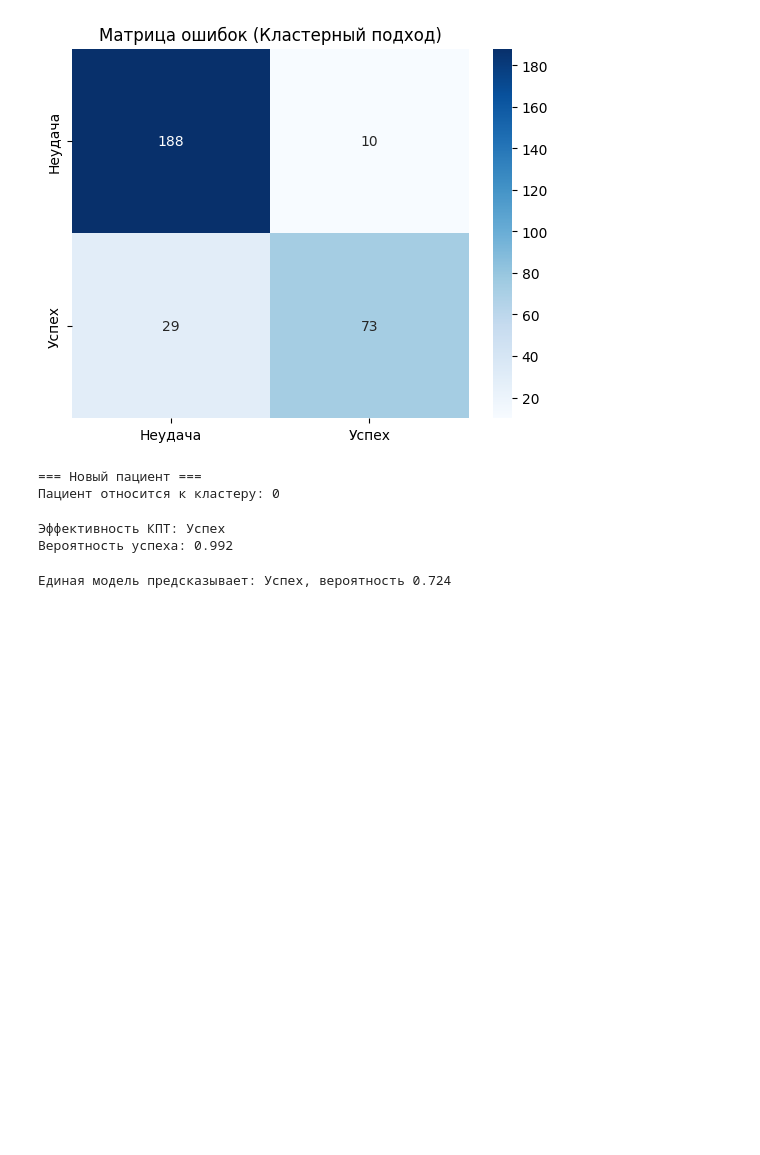
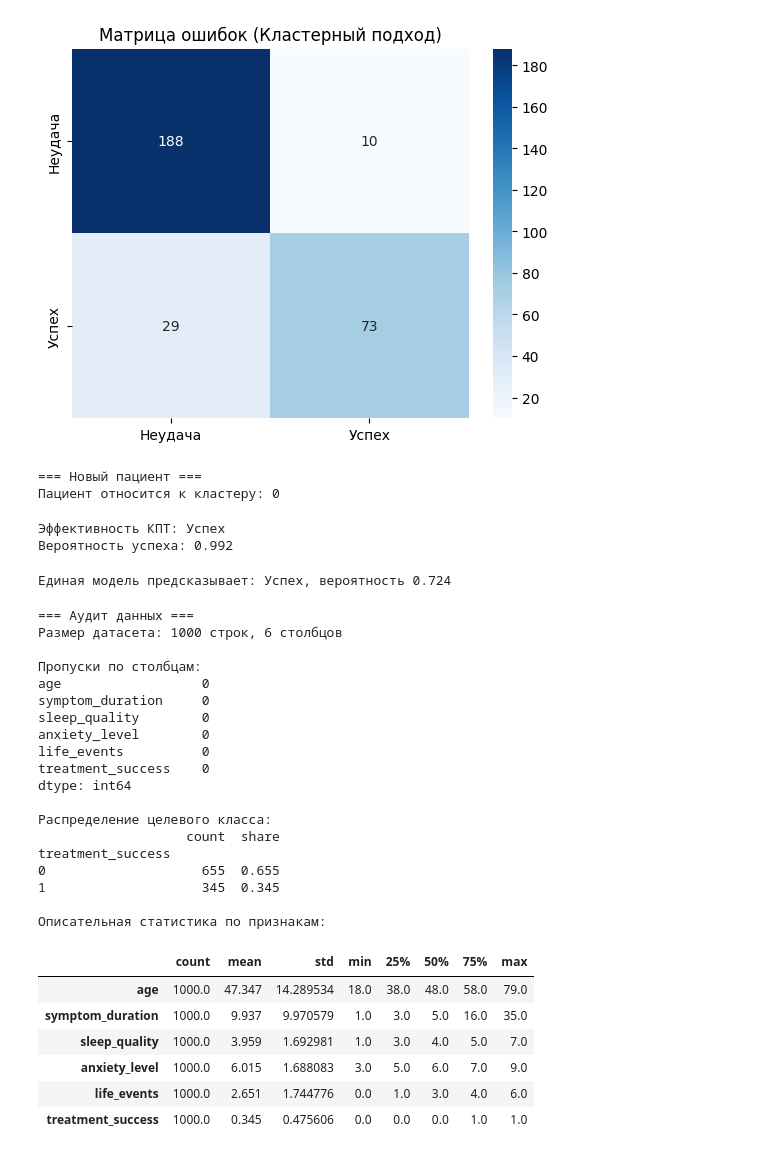
Before and after one commit to SenoritaLiza/depression-treatment-efficiency, a Jupyter notebook: Прогноз_эффективности_КПТ.ipynb, the cells around one changed output. Drawn from its saved outputs; the diff is of its cells as text; code cells hidden in the pictures; blank space fills up the shorter version.

```diff
--- a/Прогноз_эффективности_КПТ.ipynb
+++ b/Прогноз_эффективности_КПТ.ipynb
@@ -311,3 +311,45 @@ global_proba = global_model.predict_proba(new_patient_scaled)[0][1]
 print(f"\nЕдиная модель предсказывает: {'Успех' if global_pred == 1 else 'Неудача'}, вероятность {global_proba:.3f}")
 # %% [output]
 Единая модель предсказывает: Успех, вероятность 0.724
+# %%
+print("=== Аудит данных ===")
+print(f"Размер датасета: {data.shape[0]} строк, {data.shape[1]} столбцов")
+print("\nПропуски по столбцам:")
+print(data.isna().sum())
+
+print("\nРаспределение целевого класса:")
+class_share = data['treatment_success'].value_counts(normalize=True).sort_index()
+print(pd.DataFrame({
+    'count': data['treatment_success'].value_counts().sort_index(),
+    'share': class_share.round(3)
+}))
+
+print("\nОписательная статистика по признакам:")
+display(data.describe().T)
+# %% [output]
+=== Аудит данных ===
+Размер датасета: 1000 строк, 6 столбцов
+
+Пропуски по столбцам:
+age                  0
+symptom_duration     0
+sleep_quality        0
+anxiety_level        0
+life_events          0
+treatment_success    0
+dtype: int64
+
+Распределение целевого класса:
+                   count  share
+treatment_success
+0                    655  0.655
+1                    345  0.345
+
+Описательная статистика по признакам:
+|  | count | mean | std | min | 25% | 50% | 75% | max |
+| age | 1000.0 | 47.347 | 14.289534 | 18.0 | 38.0 | 48.0 | 58.0 | 79.0 |
+| symptom_duration | 1000.0 | 9.937 | 9.970579 | 1.0 | 3.0 | 5.0 | 16.0 | 35.0 |
+| sleep_quality | 1000.0 | 3.959 | 1.692981 | 1.0 | 3.0 | 4.0 | 5.0 | 7.0 |
+| anxiety_level | 1000.0 | 6.015 | 1.688083 | 3.0 | 5.0 | 6.0 | 7.0 | 9.0 |
+| life_events | 1000.0 | 2.651 | 1.744776 | 0.0 | 1.0 | 3.0 | 4.0 | 6.0 |
+| treatment_success | 1000.0 | 0.345 | 0.475606 | 0.0 | 0.0 | 0.0 | 1.0 | 1.0 |
```
Also changed, not shown: parts of 3 cells of this notebook.
